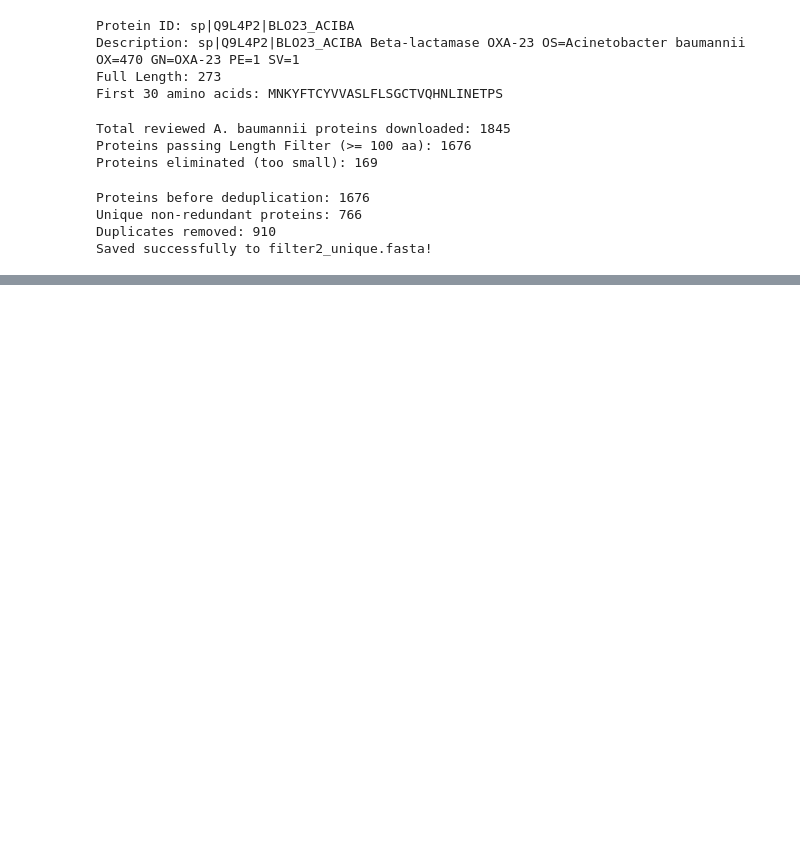
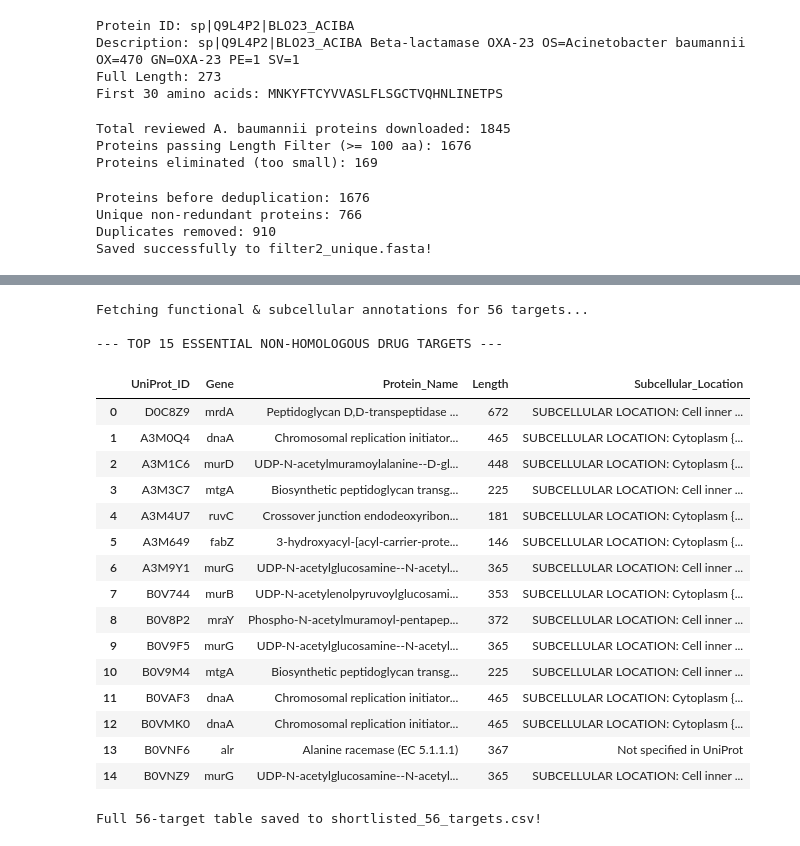
Before and after one commit to NoelAR1103/in-silico-D-T-P, a Jupyter notebook: D1DTP.ipynb, the cells around one changed output, grey strips where cells are left out. Saved outputs shown, nothing was run; the diff lists cells and outputs as text; code cells hidden in the pictures; blank space fills up the shorter version.

```diff
--- a/D1DTP.ipynb
+++ b/D1DTP.ipynb
@@ -102,0 +194,57 @@ Saved successfully to filter2_unique.fasta!
+# %%
+import pandas as pd
+import requests
+from Bio import SeqIO
+
+# 1. Extract UniProt Accession IDs from our 56 surviving targets
+essential_records = list(SeqIO.parse("filter4_essential.fasta", "fasta"))
+accessions = [rec.id.split("|")[1] for rec in essential_records]
+
+print(f"Fetching functional & subcellular annotations for {len(accessions)} targets...")
+
+# 2. Query UniProt API in batch for Protein Name, Gene Name, Length, and Subcellular Location
+url = "https://rest.uniprot.org/uniprotkb/accessions"
+params = {
+    "accessions": ",".join(accessions),
+    "fields": "accession,gene_primary,protein_name,length,cc_subcellular_location",
+    "format": "tsv"
+}
+
+response = requests.get(url, params=params)
+with open("targets_annotated.tsv", "w") as f:
+    f.write(response.text)
+
+# 3. Load into a Pandas DataFrame and inspect the top 15 targets
+df = pd.read_csv("targets_annotated.tsv", sep="\t")
+df.columns = ["UniProt_ID", "Gene", "Protein_Name", "Length", "Subcellular_Location"]
+
+# Fill missing subcellular annotations cleanly
+df["Subcellular_Location"] = df["Subcellular_Location"].fillna("Not specified in UniProt")
+
+print("\n--- TOP 15 ESSENTIAL NON-HOMOLOGOUS DRUG TARGETS ---")
+display(df.head(15))
+
+# Save full table to CSV
+df.to_csv("shortlisted_56_targets.csv", index=False)
+print("\nFull 56-target table saved to shortlisted_56_targets.csv!")
+# %% [output]
+Fetching functional & subcellular annotations for 56 targets...
+
+--- TOP 15 ESSENTIAL NON-HOMOLOGOUS DRUG TARGETS ---
+|  | UniProt_ID | Gene | Protein_Name | Length | Subcellular_Location |
+| 0 | D0C8Z9 | mrdA | Peptidoglycan D,D-transpeptidase ... | 672 | SUBCELLULAR LOCATION: Cell inner ... |
+| 1 | A3M0Q4 | dnaA | Chromosomal replication initiator... | 465 | SUBCELLULAR LOCATION: Cytoplasm {... |
+| 2 | A3M1C6 | murD | UDP-N-acetylmuramoylalanine--D-gl... | 448 | SUBCELLULAR LOCATION: Cytoplasm {... |
+| 3 | A3M3C7 | mtgA | Biosynthetic peptidoglycan transg... | 225 | SUBCELLULAR LOCATION: Cell inner ... |
+| 4 | A3M4U7 | ruvC | Crossover junction endodeoxyribon... | 181 | SUBCELLULAR LOCATION: Cytoplasm {... |
+| 5 | A3M649 | fabZ | 3-hydroxyacyl-[acyl-carrier-prote... | 146 | SUBCELLULAR LOCATION: Cytoplasm {... |
+| 6 | A3M9Y1 | murG | UDP-N-acetylglucosamine--N-acetyl... | 365 | SUBCELLULAR LOCATION: Cell inner ... |
+| 7 | B0V744 | murB | UDP-N-acetylenolpyruvoylglucosami... | 353 | SUBCELLULAR LOCATION: Cytoplasm {... |
+| 8 | B0V8P2 | mraY | Phospho-N-acetylmuramoyl-pentapep... | 372 | SUBCELLULAR LOCATION: Cell inner ... |
+| 9 | B0V9F5 | murG | UDP-N-acetylglucosamine--N-acetyl... | 365 | SUBCELLULAR LOCATION: Cell inner ... |
+| 10 | B0V9M4 | mtgA | Biosynthetic peptidoglycan transg... | 225 | SUBCELLULAR LOCATION: Cell inner ... |
+| 11 | B0VAF3 | dnaA | Chromosomal replication initiator... | 465 | SUBCELLULAR LOCATION: Cytoplasm {... |
+| 12 | B0VMK0 | dnaA | Chromosomal replication initiator... | 465 | SUBCELLULAR LOCATION: Cytoplasm {... |
+| 13 | B0VNF6 | alr | Alanine racemase (EC 5.1.1.1) | 367 | Not specified in UniProt |
+| 14 | B0VNZ9 | murG | UDP-N-acetylglucosamine--N-acetyl... | 365 | SUBCELLULAR LOCATION: Cell inner ... |
+Full 56-target table saved to shortlisted_56_targets.csv!
```
Also changed, not shown: parts of 13 cells of this notebook.
